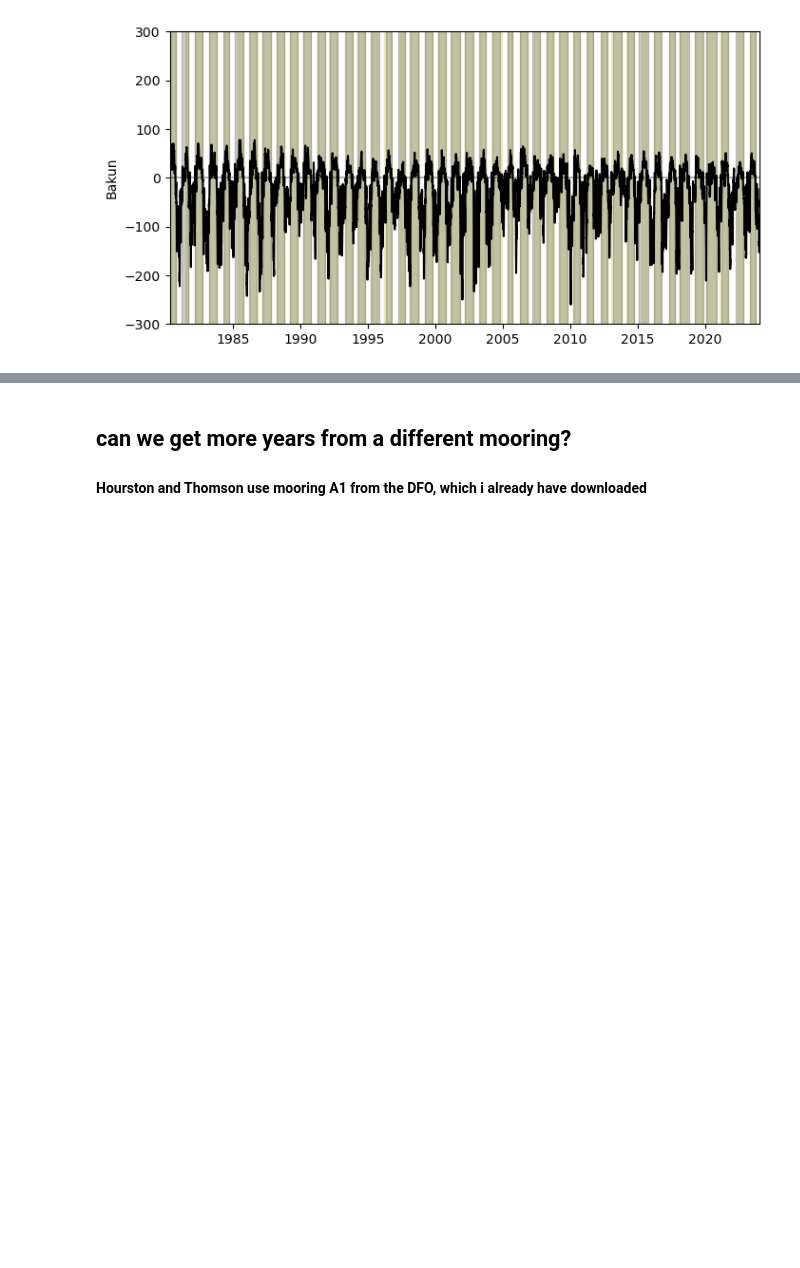
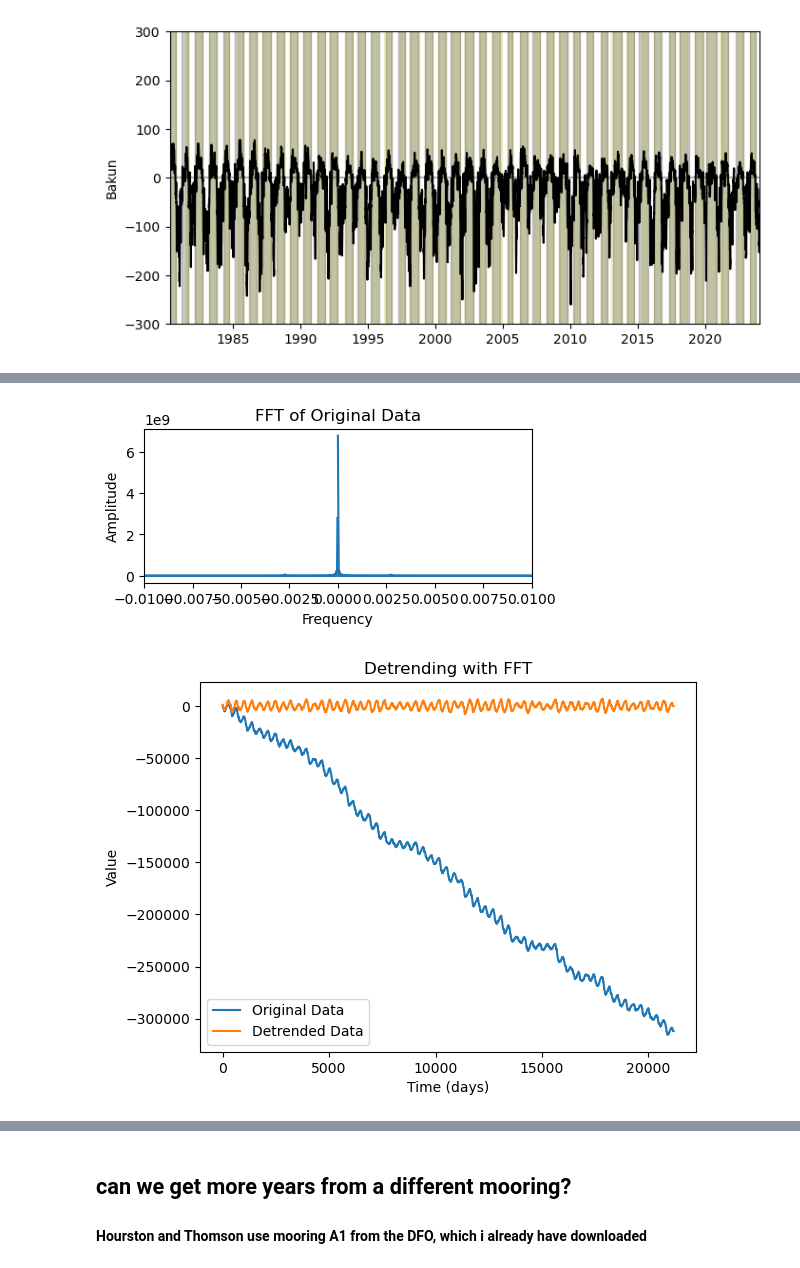
Before and after one commit to rbeutel/LO_user, a Jupyter notebook: seasontiming.ipynb, the cells around one changed output, grey strips where cells are left out. Cells and saved outputs as stored; diff of their text form; code cells hidden in the pictures; blank space fills up the shorter version.

```diff
--- a/seasontiming.ipynb
+++ b/seasontiming.ipynb
@@ -457,0 +481,43 @@ agrees pretty well with Hourston and Thompson 2022
+# %%
+# we only want the seasonal cycle, so remove the multiyear trend
+data = np.asarray(cummulative)
+time = np.asarray(bak45.date)
+time_numeric = (time - time[0]) / np.timedelta64(1, 'D')  # Convert to days
+
+# Detrend using Fourier transform
+n = len(data)
+pad_length = n // 2  # Add half the data length as padding
+data_padded = np.pad(data, pad_width=(pad_length, pad_length), mode='reflect')
+fft_data = np.fft.fft(data_padded)  # Perform FFT
+frequencies = np.fft.fftfreq(len(fft_data), d=(time_numeric[1] - time_numeric[0]))  # Compute frequencies
+
+# original data in frequency domain
+plt.figure(figsize=[5,2])
+plt.plot(frequencies, np.abs(fft_data))
+plt.xlim([-0.01,0.01])
+plt.title("FFT of Original Data")
+plt.xlabel("Frequency")
+plt.ylabel("Amplitude")
+plt.show()
+
+# Identify and remove low-frequency components
+low_freq_threshold = 1 / 1000
+fft_data[np.abs(frequencies) < low_freq_threshold] = 0
+
+# Apply inverse FFT to get detrended data
+detrended_padded = np.fft.ifft(fft_data).real
+detrended_data = detrended_padded[pad_length:-pad_length]  # Remove padding
+
+# Plot detrended data
+plt.figure()
+plt.plot(time_numeric, data, label="Original Data")
+plt.plot(time_numeric, detrended_data, label="Detrended Data")
+plt.title("Detrending with FFT")
+plt.xlabel("Time (days)")
+plt.ylabel("Value")
+plt.legend()
+# plt.ylim([100,-100])
+plt.show()
+# %% [output]
+[figure, added]
+[figure, added]
```
Also changed, not shown: parts of 16 cells of this notebook.
